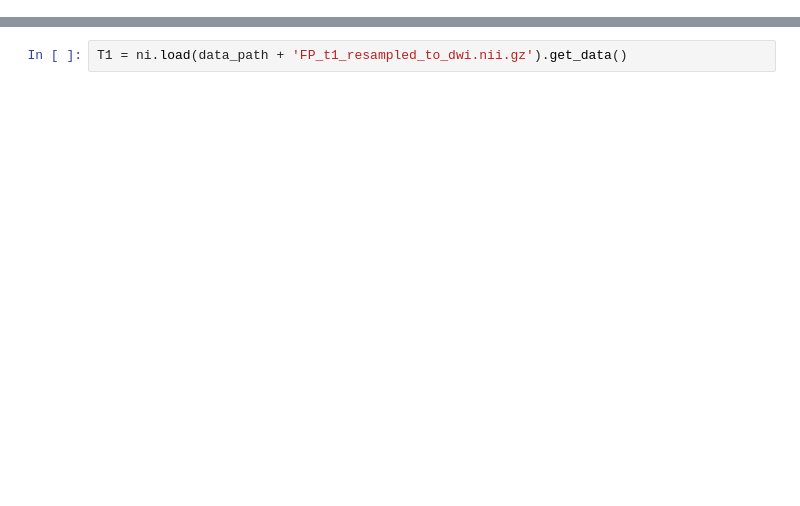
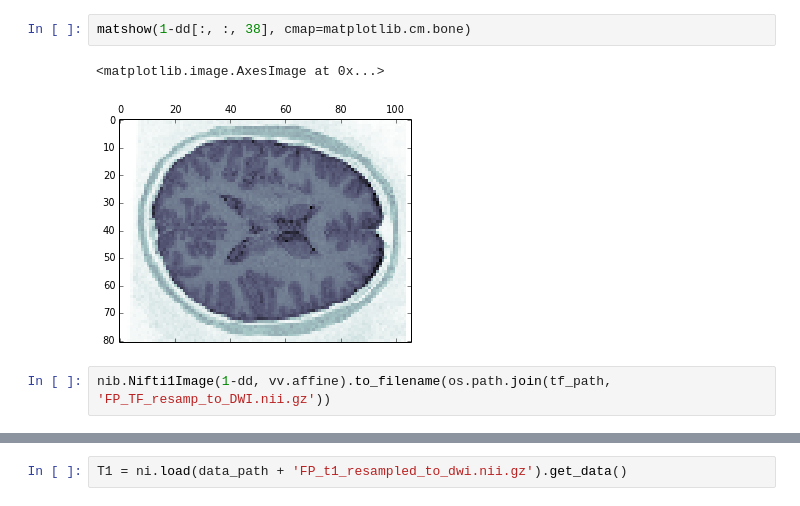
Before and after one commit to arokem/osmosis, a Jupyter notebook: osmosis/ipynb/TissueFractionModel.ipynb, the cells around one changed output, grey strips where cells are left out. Cells and saved outputs as stored; diff of their text form; blank space fills up the shorter version.

```diff
--- a/osmosis/ipynb/TissueFractionModel.ipynb
+++ b/osmosis/ipynb/TissueFractionModel.ipynb
@@ -2,0 +65,7 @@ import osimport itertoolsimport nibabel as ni import osmosis as ozimport osmosis
+# %%
+matshow(1-dd[:, :, 38], cmap=matplotlib.cm.bone)
+# %% [output]
+<matplotlib.image.AxesImage at 0x...>
+[figure, added]
+# %%
+nib.Nifti1Image(1-dd, vv.affine).to_filename(os.path.join(tf_path, 'FP_TF_resamp_to_DWI.nii.gz'))
```
Also changed, not shown: parts of 37 cells of this notebook.
